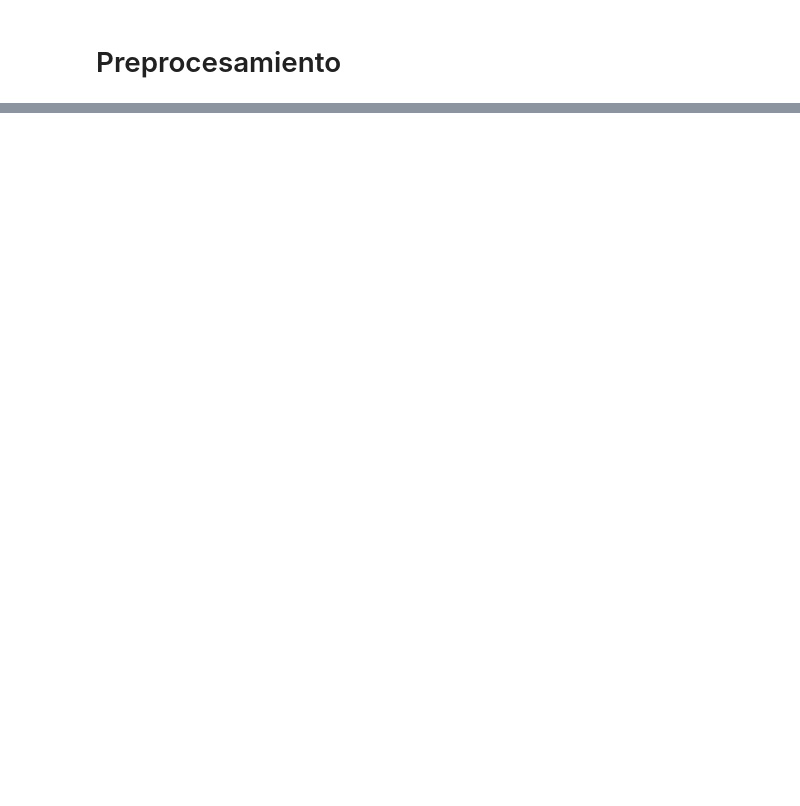
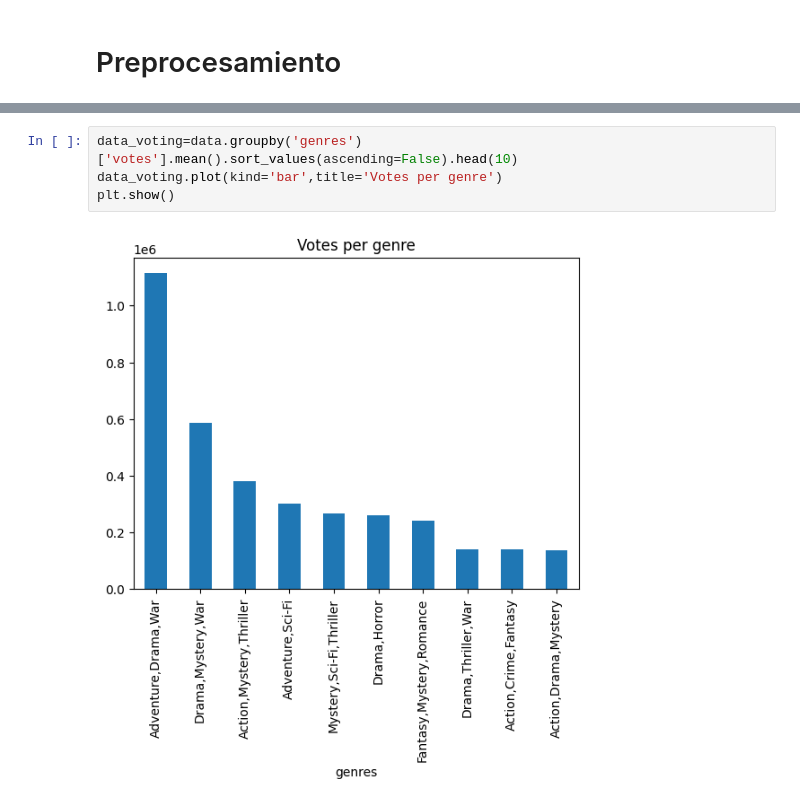
Before and after one commit to santicar1809/aprendizaje_automatico_textos, a Jupyter notebook: code_14.ipynb, the cells around one changed output, grey strips where cells are left out. Cells and saved outputs as stored; diff of their text form; blank space fills up the shorter version.

```diff
--- a/code_14.ipynb
+++ b/code_14.ipynb
@@ -86,0 +308,6 @@ memory usage: 6.1+ MB
+# %%
+data_voting=data.groupby('genres')['votes'].mean().sort_values(ascending=False).head(10)
+data_voting.plot(kind='bar',title='Votes per genre')
+plt.show()
+# %% [output]
+[figure, added]
```
Also changed, not shown: parts of 82 cells of this notebook, 5 other files.
